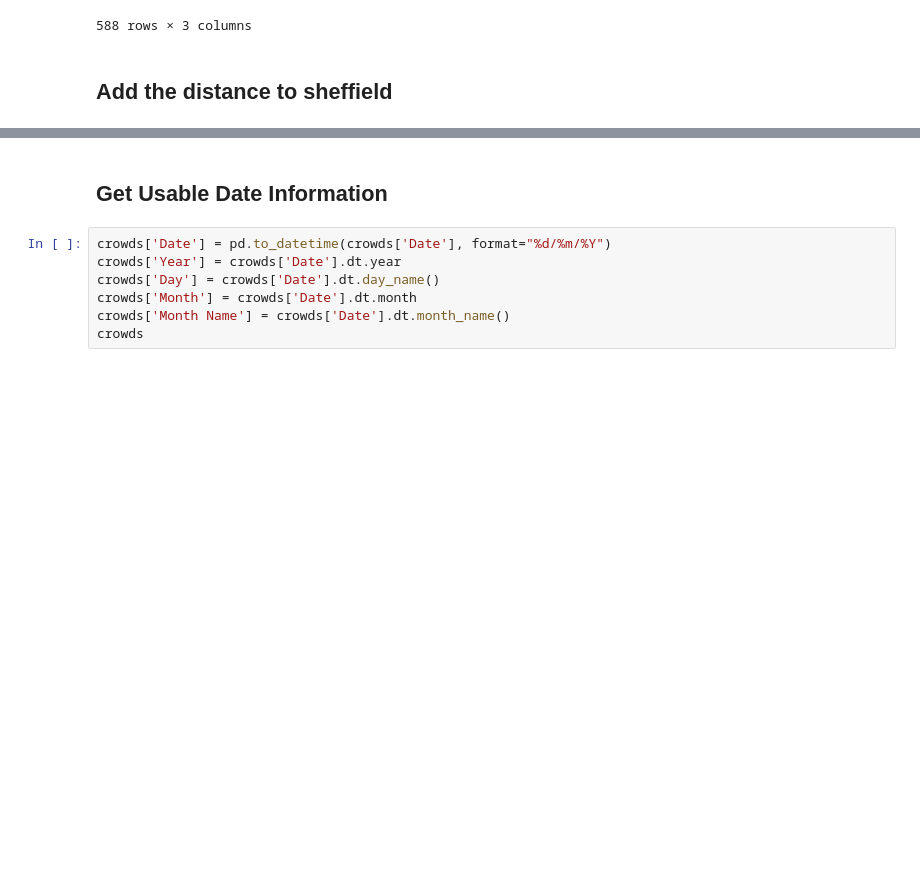
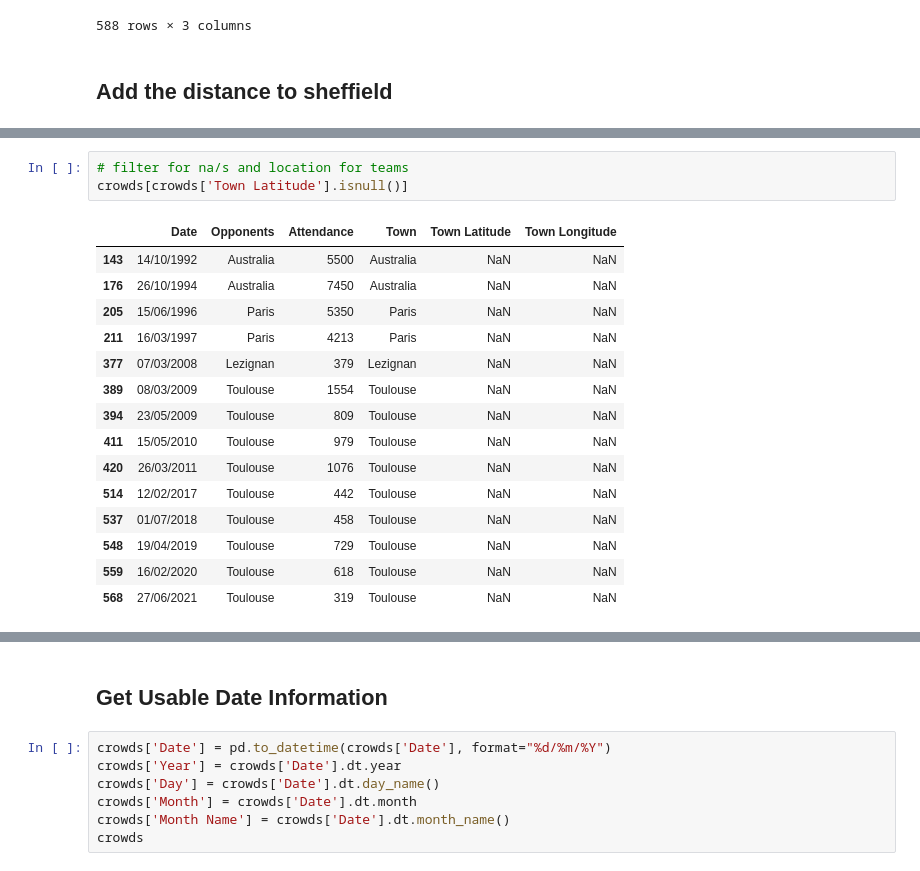
Before and after one commit to UTCSheffield/OCR-Unit-7-Data-analysis-and-design, a Jupyter notebook: content/2-4 Quantitative data analysis/Cleaning data.ipynb, the cells around one changed output, grey strips where cells are left out. Saved outputs shown, nothing was run; the diff lists cells and outputs as text; blank space fills up the shorter version.

```diff
--- a/content/2-4 Quantitative data analysis/Cleaning data.ipynb
+++ b/content/2-4 Quantitative data analysis/Cleaning data.ipynb
@@ -219,0 +250,19 @@ crowds
+# %%
+# filter for na/s and location for teams
+crowds[crowds['Town Latitude'].isnull()]
+# %% [output]
+|  | Date | Opponents | Attendance | Town | Town Latitude | Town Longitude |
+| 143 | 14/10/1992 | Australia | 5500 | Australia | NaN | NaN |
+| 176 | 26/10/1994 | Australia | 7450 | Australia | NaN | NaN |
+| 205 | 15/06/1996 | Paris | 5350 | Paris | NaN | NaN |
+| 211 | 16/03/1997 | Paris | 4213 | Paris | NaN | NaN |
+| 377 | 07/03/2008 | Lezignan | 379 | Lezignan | NaN | NaN |
+| 389 | 08/03/2009 | Toulouse | 1554 | Toulouse | NaN | NaN |
+| 394 | 23/05/2009 | Toulouse | 809 | Toulouse | NaN | NaN |
+| 411 | 15/05/2010 | Toulouse | 979 | Toulouse | NaN | NaN |
+| 420 | 26/03/2011 | Toulouse | 1076 | Toulouse | NaN | NaN |
+| 514 | 12/02/2017 | Toulouse | 442 | Toulouse | NaN | NaN |
+| 537 | 01/07/2018 | Toulouse | 458 | Toulouse | NaN | NaN |
+| 548 | 19/04/2019 | Toulouse | 729 | Toulouse | NaN | NaN |
+| 559 | 16/02/2020 | Toulouse | 618 | Toulouse | NaN | NaN |
+| 568 | 27/06/2021 | Toulouse | 319 | Toulouse | NaN | NaN |
```
Also changed, not shown: parts of 14 cells of this notebook, 4 other files.
